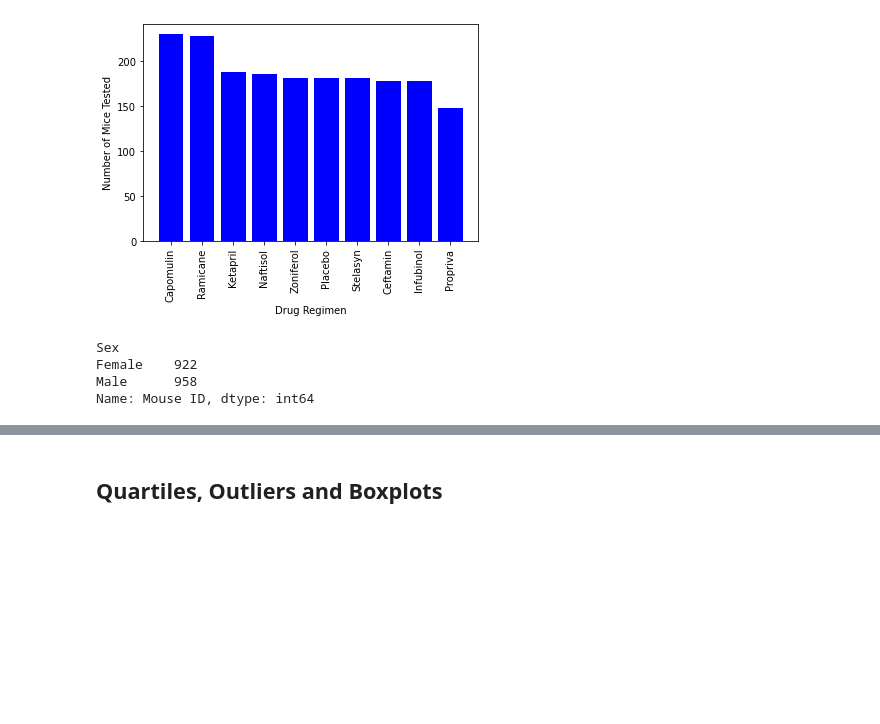
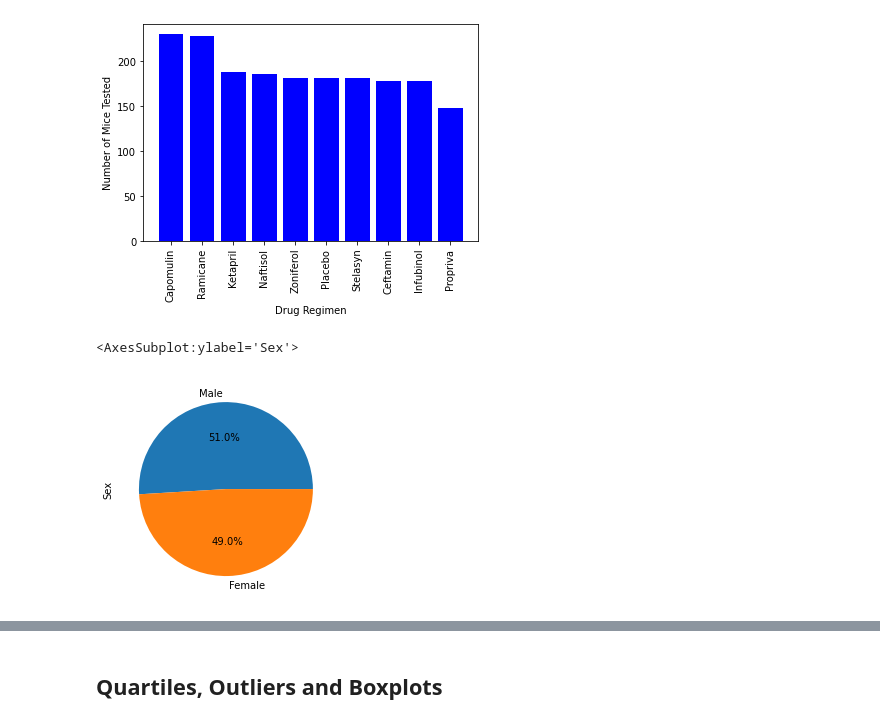
Before and after one commit to ttoffey/MatPlotLib_Challenge, a Jupyter notebook: main_py.ipynb, the cells around one changed output, grey strips where cells are left out. Saved outputs shown, nothing was run; the diff lists cells and outputs as text; code cells hidden in the pictures; blank space fills up the shorter version.

```diff
--- a/main_py.ipynb
+++ b/main_py.ipynb
@@ -226,10 +194,8 @@ plt.show()
 [figure]
 # %%
 # Generate a pie plot showing the distribution of female versus male mice using pandas
-gender_group = df.groupby("Sex")
-gender_group["Mouse ID"].count()
+gender_group = df.groupby(["Sex"]).count().sort_values('Mouse ID', ascending=False)
+gender_group.plot.pie(y="Mouse ID", ylabel="Sex", autopct='%1.1f%%', startangle=0, legend=False)
 # %% [output]
-Sex
-Female    922
-Male      958
-Name: Mouse ID, dtype: int64
+<AxesSubplot:ylabel='Sex'>
+[figure, added]
```
Also changed, not shown: parts of 22 cells of this notebook.
